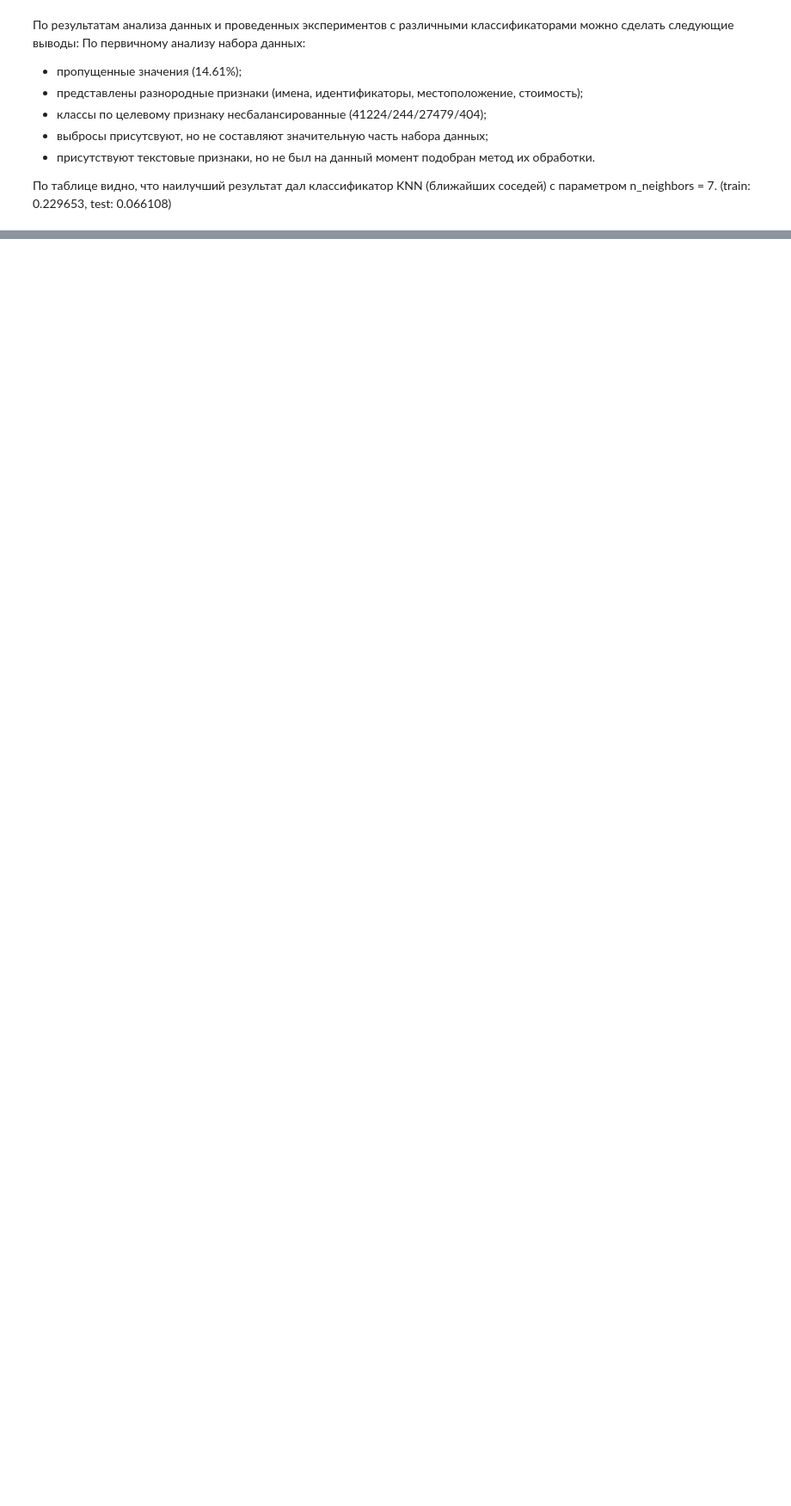
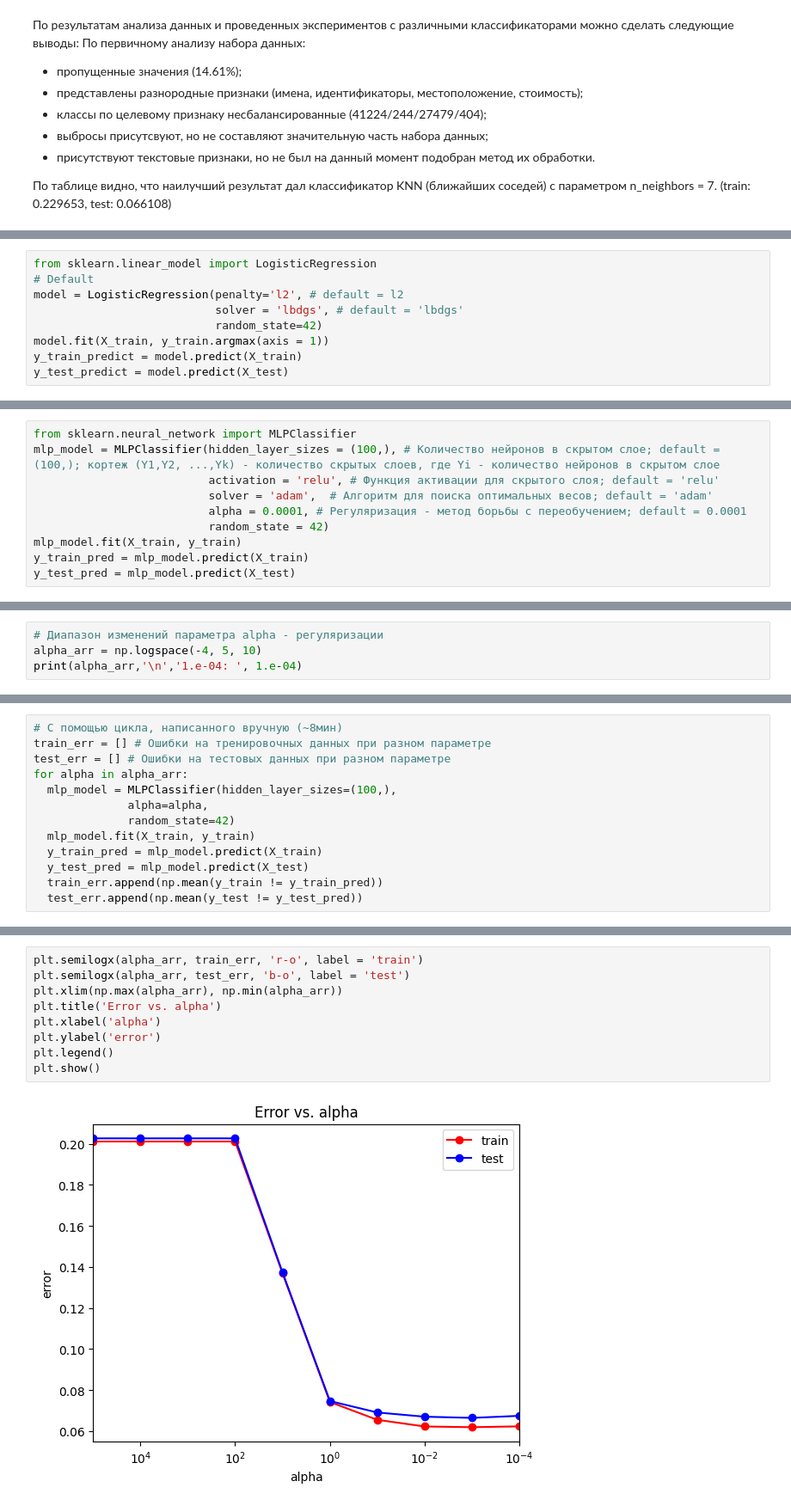
Before and after one commit to vitalii-manukhov/ml_unn_7sem, a Jupyter notebook: file1.ipynb, the cells around one changed output, grey strips where cells are left out. Shown at 86% size. Saved outputs shown, nothing was run; the diff lists cells and outputs as text; blank space fills up the shorter version.

Commit message:
add logres, mlp, randomforest

```diff
--- a/file1.ipynb
+++ b/file1.ipynb
@@ -1461,0 +1481,9 @@ R2_table
+# %%
+from sklearn.linear_model import LogisticRegression
+# Default
+model = LogisticRegression(penalty='l2', # default = l2
+                           solver = 'lbdgs', # default = 'lbdgs'
+                           random_state=42)
+model.fit(X_train, y_train.argmax(axis = 1))
+y_train_predict = model.predict(X_train)
+y_test_predict = model.predict(X_test)
@@ -1461,0 +1520,10 @@ R2_table
+# %%
+from sklearn.neural_network import MLPClassifier
+mlp_model = MLPClassifier(hidden_layer_sizes = (100,), # Количество нейронов в скрытом слое; default = (100,); кортеж (Y1,Y2, ...,Yk) - количество скрытых слоев, где Yi - количество нейронов в скрытом слое
+                          activation = 'relu', # Функция активации для скрытого слоя; default = 'relu'
+                          solver = 'adam',  # Алгоритм для поиска оптимальных весов; default = 'adam'
+                          alpha = 0.0001, # Регуляризация - метод борьбы с переобучением; default = 0.0001
+                          random_state = 42)
+mlp_model.fit(X_train, y_train)
+y_train_pred = mlp_model.predict(X_train)
+y_test_pred = mlp_model.predict(X_test)
@@ -1461,0 +1574,4 @@ R2_table
+# %%
+# Диапазон изменений параметра alpha - регуляризации
+alpha_arr = np.logspace(-4, 5, 10)
+print(alpha_arr,'\n','1.e-04: ', 1.e-04)
@@ -1461,0 +1581,13 @@ R2_table
+# %%
+# С помощью цикла, написанного вручную (~8мин)
+train_err = [] # Ошибки на тренировочных данных при разном параметре
+test_err = [] # Ошибки на тестовых данных при разном параметре
+for alpha in alpha_arr:
+  mlp_model = MLPClassifier(hidden_layer_sizes=(100,),
+              alpha=alpha,
+              random_state=42)
+  mlp_model.fit(X_train, y_train)
+  y_train_pred = mlp_model.predict(X_train)
+  y_test_pred = mlp_model.predict(X_test)
+  train_err.append(np.mean(y_train != y_train_pred))
+  test_err.append(np.mean(y_test != y_test_pred))
@@ -1461,0 +1596,11 @@ R2_table
+# %%
+plt.semilogx(alpha_arr, train_err, 'r-o', label = 'train')
+plt.semilogx(alpha_arr, test_err, 'b-o', label = 'test')
+plt.xlim(np.max(alpha_arr), np.min(alpha_arr))
+plt.title('Error vs. alpha')
+plt.xlabel('alpha')
+plt.ylabel('error')
+plt.legend()
+plt.show()
+# %% [output]
+[figure, added]
```
Also changed, not shown: parts of 100 cells of this notebook.
